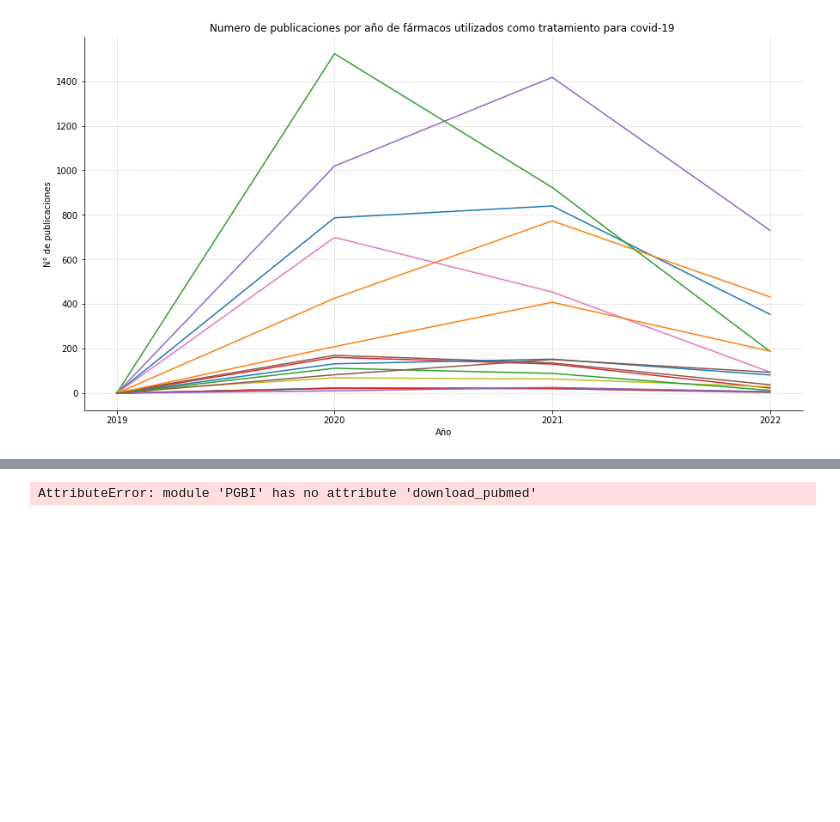
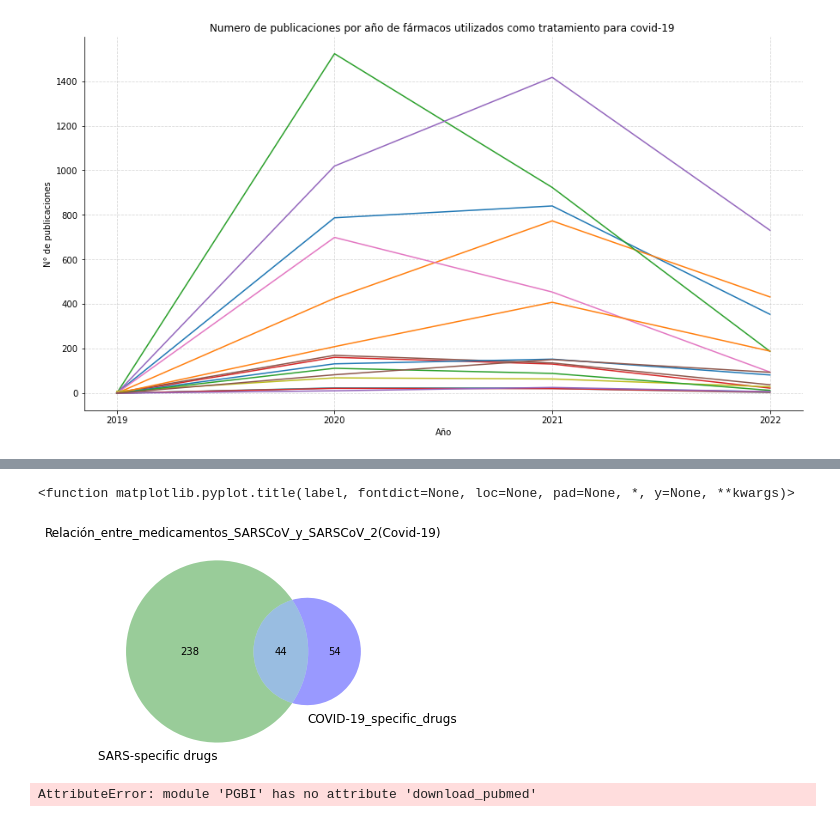
Before and after one commit to josand00/GBI6_ExamenPython, a Jupyter notebook: Proyecto_bio.ipynb, the cells around one changed output, grey strips where cells are left out. Drawn from its saved outputs; the diff is of its cells as text; code cells hidden in the pictures; blank space fills up the shorter version.

```diff
--- a/Proyecto_bio.ipynb
+++ b/Proyecto_bio.ipynb
@@ -51,3 +51,21 @@ plt.ylabel("N° de publicaciones")
 plt.show()
 # %% [output]
 [figure]
+# %%
+import pandas as pd
+import matplotlib.pyplot as plt
+!pip install matplotlib-venn
+
+SARSCOV_=pd.read_excel('drugSARSCov.xlsx')
+
+SARSCOV_2=pd.read_excel('drugSARSCov2.xlsx')
+
+#Se importa la libreria
+from matplotlib_venn import venn2
+#Se realiza el diagrama de venn utilizando la listas de datos obtenidas de la bibliografía
+EspecificDrugSARSCoV = SARSCOV_['drug']
+EspecificDrugSARSCoV_2 = SARSCOV_2['drug']
+venn2([set(EspecificDrugSARSCoV), set(EspecificDrugSARSCoV_2)], set_labels = ('SARS-specific drugs','COVID-19_specific_drugs'), set_colors=('green', 'blue'));
+plt.title('Relación_entre_medicamentos_SARSCoV_y_SARSCoV_2(Covid-19)')
+plt.title
+# %% [output]
@@ -54,3 +84,5 @@ plt.show()
+<function matplotlib.pyplot.title(label, fontdict=None, loc=None, pad=None, *, y=None, **kwargs)>
+[figure, added]
 # %%
 # %% [output]
 AttributeError: module 'PGBI' has no attribute 'download_pubmed'
```
Also changed, not shown: parts of 1 cell of this notebook, 2 other files.
